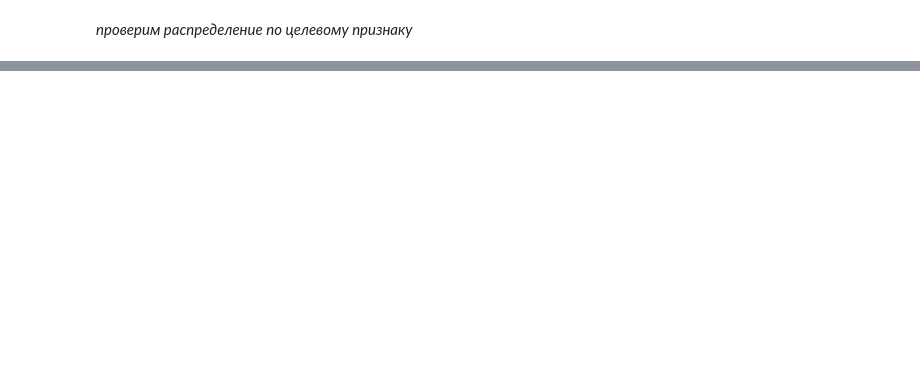
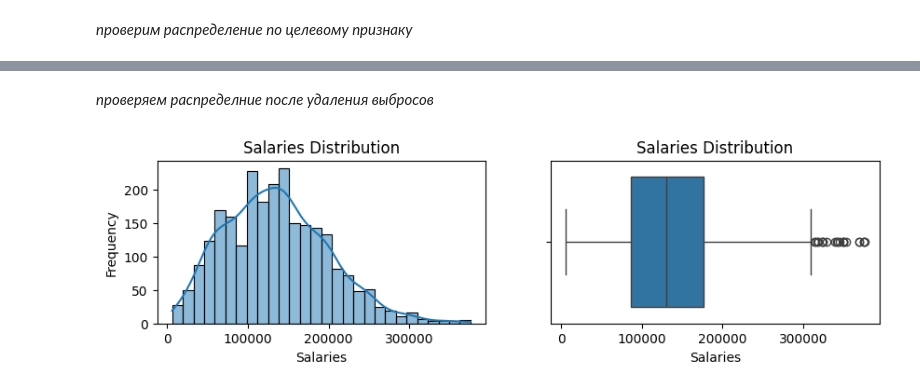
Before and after one commit to Rusttm/DSprojects, a Jupyter notebook: EDA/lesson10/seminar10_DZ.ipynb, the cells around one changed output, grey strips where cells are left out. Cells and saved outputs as stored; diff of their text form; code cells hidden in the pictures; blank space fills up the shorter version.

```diff
--- a/EDA/lesson10/seminar10_DZ.ipynb
+++ b/EDA/lesson10/seminar10_DZ.ipynb
@@ -194,0 +256,8 @@ plt.show()
+# %%
+# удаляем выбросы
+drp_list = ['salary']
+df_filtered = df.copy()
+for col in drp_list:
+    q = df[col].quantile(0.97)
+    df_filtered = df_filtered[df_filtered[col] < q]
+df_filtered.info()
@@ -194,0 +284,16 @@ plt.show()
+# %% [markdown]
+*проверяем распределние после удаления выбросов*
+# %%
+plt.figure(figsize=[10,5])
+plt.subplot(2,2,1)
+sns.histplot(data=df_filtered , x='salary',kde=True)
+plt.title('Salaries Distribution')
+plt.xlabel('Salaries')
+plt.ylabel('Frequency')
+plt.subplot(2,2,2)
+sns.boxplot(data=df_filtered , x='salary')
+plt.title('Salaries Distribution')
+plt.xlabel('Salaries')
+plt.show()
+# %% [output]
+[figure, added]
```
Also changed, not shown: parts of 20 cells of this notebook.
